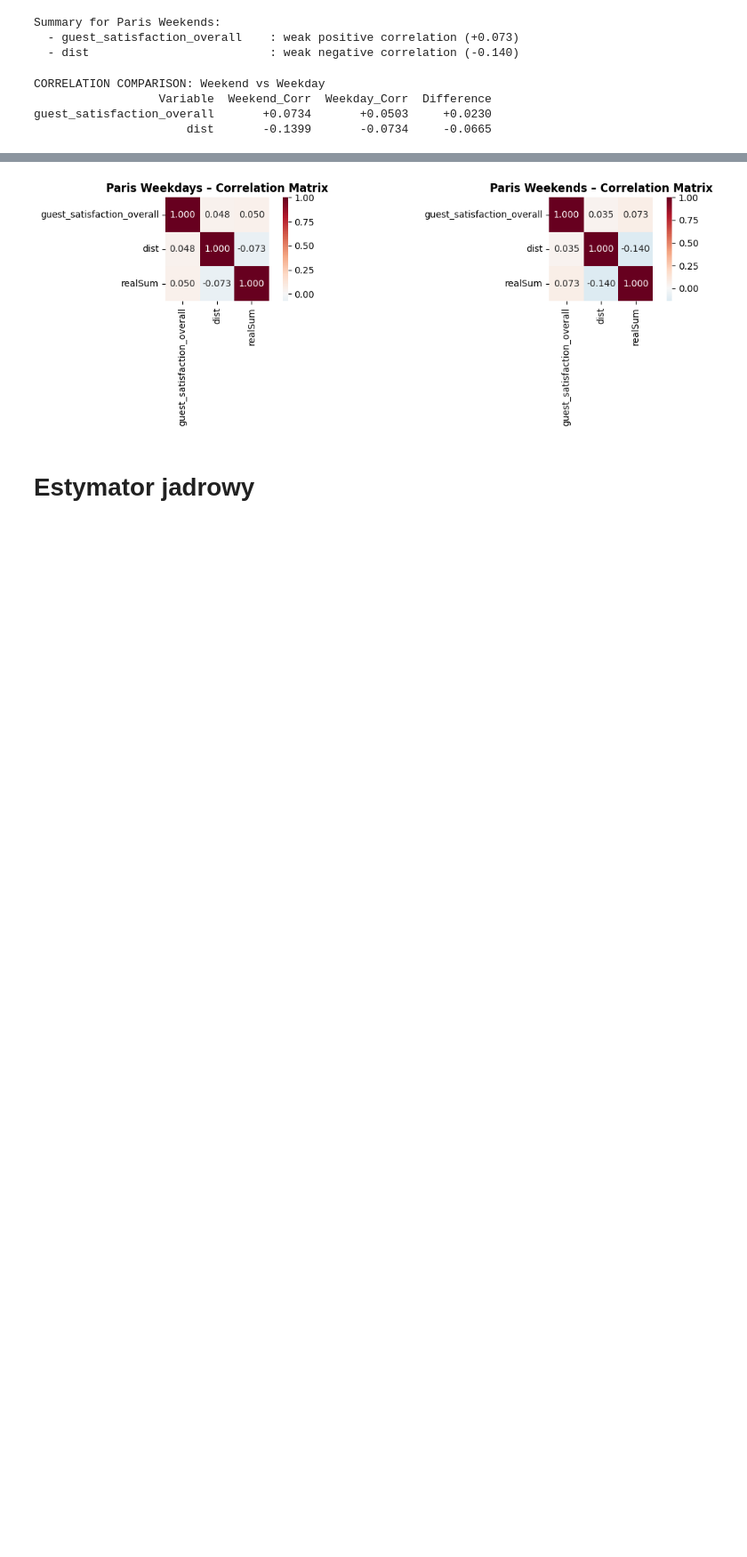
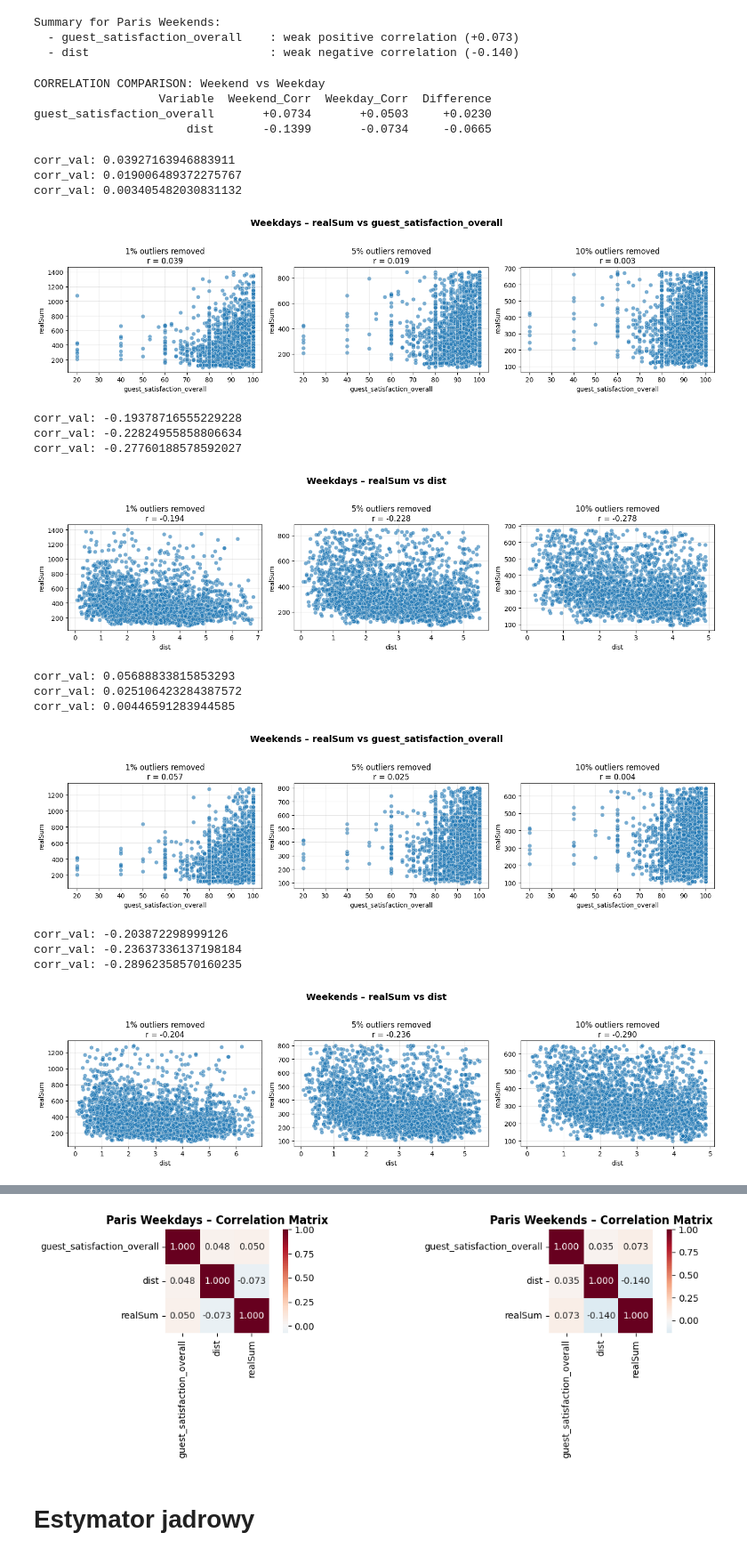
Before and after one commit to WaShindeiru/data_mining, a Jupyter notebook: mining_02.ipynb, the cells around one changed output, grey strips where cells are left out. Shown at 89% size. Drawn from its saved outputs; the diff is of its cells as text; code cells hidden in the pictures; blank space fills up the shorter version.

Commit message:
Try different number of removed outliers

```diff
--- a/mining_02.ipynb
+++ b/mining_02.ipynb
@@ -303,3 +303,59 @@ CORRELATION COMPARISON: Weekend vs Weekday
                   Variable  Weekend_Corr  Weekday_Corr  Difference
 guest_satisfaction_overall       +0.0734       +0.0503     +0.0230
                       dist       -0.1399       -0.0734     -0.0665
+# %%
+import matplotlib.pyplot as plt
+import seaborn as sns
+
+def plot_multiple_correlations(df, selected_columns, outlier_percents=[0.01, 0.05, 0.10], dataset_name="Dataset"):
+    """
+    Tworzy wykresy korelacji realSum vs inne zmienne z różnym % odrzuconych outlierów.
+    df: DataFrame
+    selected_columns: lista kolumn do analizy, musi zawierać 'realSum'
+    outlier_percents: lista % próbek do odrzucenia
+    dataset_name: nazwa zestawu danych (weekdays/weekends)
+    """
+    target = 'realSum'
+    variables = [c for c in selected_columns if c != target]
+
+    for var in variables:
+        plt.figure(figsize=(15, 4))
+        for idx, perc in enumerate(outlier_percents, 1):
+            x_thresh = df[var].quantile(1 - perc)
+            y_thresh = df[target].quantile(1 - perc)
+            df_filtered = df[(df[var] <= x_thresh) & (df[target] <= y_thresh)]
+
+            corr_val = df_filtered[var].corr(df_filtered[target])
+            print('corr_val:', corr_val)
+
+            plt.subplot(1, len(outlier_percents), idx)
+            sns.scatterplot(data=df_filtered, x=var, y=target, alpha=0.6, s=40)
+            plt.title(f'{perc*100:.0f}% outliers removed\nr = {corr_val:.3f}')
+            plt.xlabel(var)
+            plt.ylabel(target)
+            plt.grid(True, alpha=0.3)
+
+        plt.suptitle(f'{dataset_name} – {target} vs {var}', fontsize=14, fontweight='bold')
+        plt.tight_layout(rect=[0, 0, 1, 0.95])
+        plt.show()
+
+plot_multiple_correlations(paris_weekdays, selected_columns, outlier_percents=[0.01, 0.05, 0.10], dataset_name="Weekdays")
+
+plot_multiple_correlations(paris_weekends, selected_columns, outlier_percents=[0.01, 0.05, 0.10], dataset_name="Weekends")
+# %% [output]
+corr_val: 0.03927163946883911
+corr_val: 0.019006489372275767
+corr_val: 0.003405482030831132
+[figure, added]
+corr_val: -0.19378716555229228
+corr_val: -0.22824955858806634
+corr_val: -0.27760188578592027
+[figure, added]
+corr_val: 0.05688833815853293
+corr_val: 0.025106423284387572
+corr_val: 0.00446591283944585
+[figure, added]
+corr_val: -0.203872298999126
+corr_val: -0.23637336137198184
+corr_val: -0.28962358570160235
+[figure, added]
```
Also changed, not shown: parts of 2 cells of this notebook.
